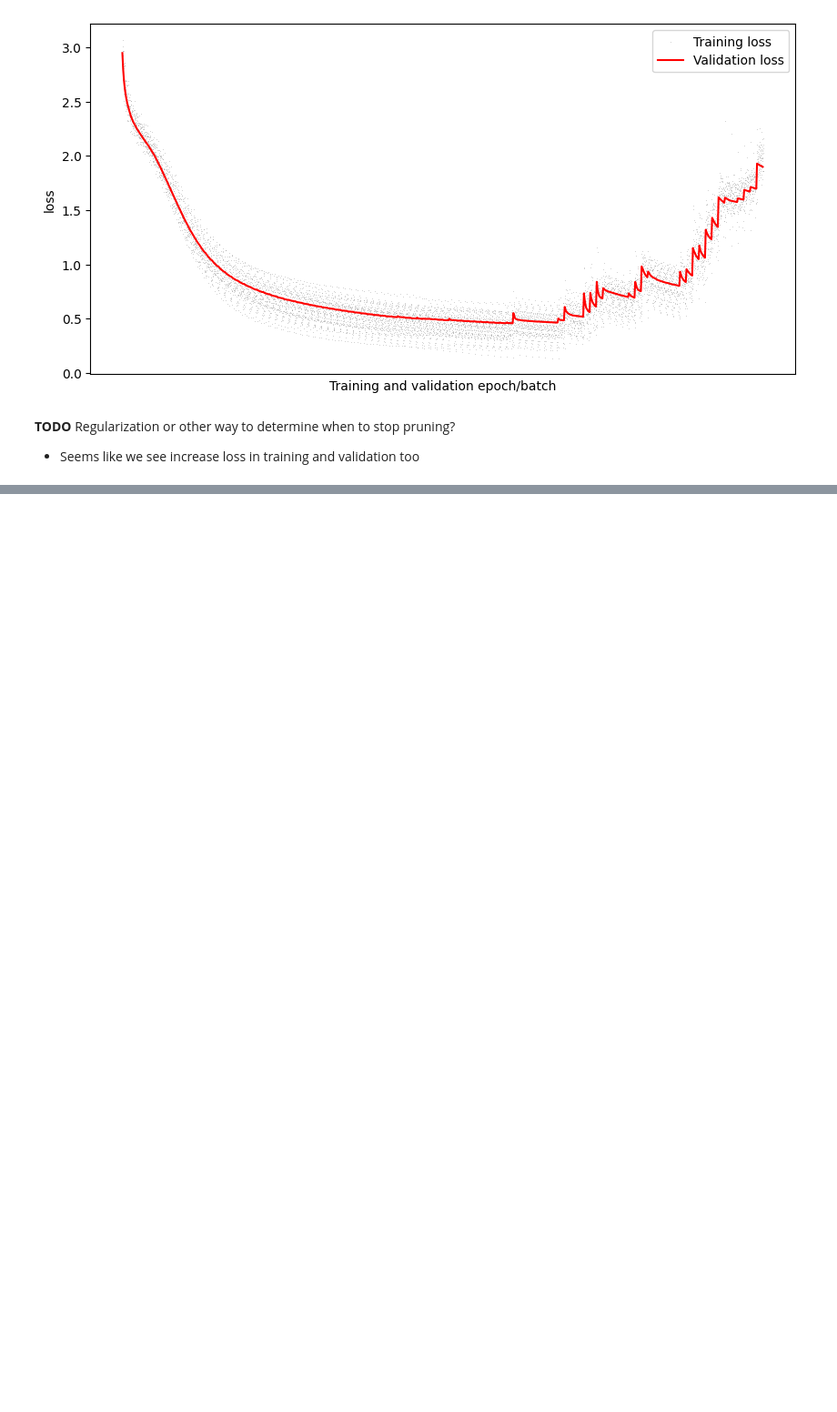
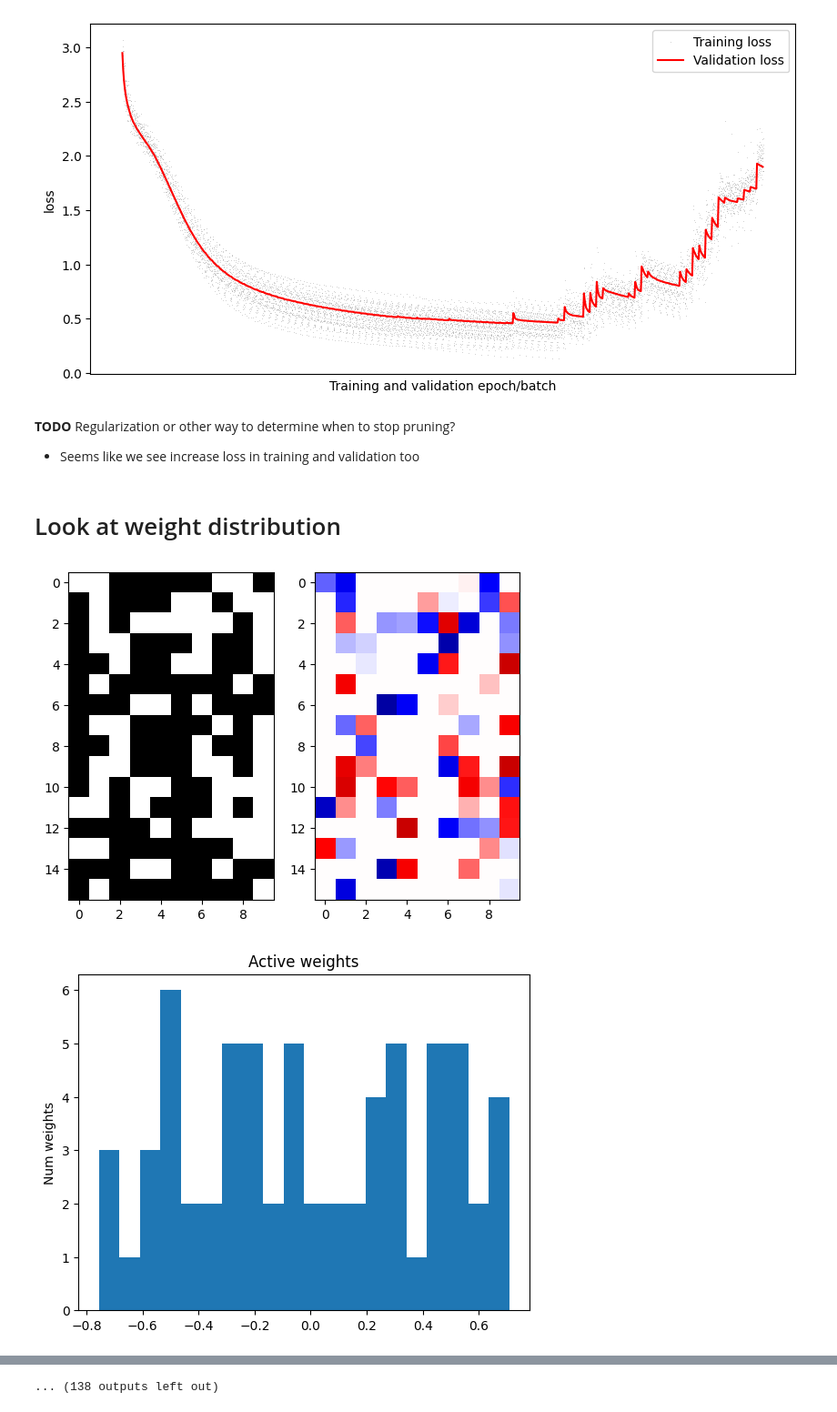
Before and after one commit to cchu70/klab_rotation, a Jupyter notebook: 03_MLP-Growth-Prune-Synapses.ipynb, the cells around one changed output, grey strips where cells are left out. Shown at 91% size. Drawn from its saved outputs; the diff is of its cells as text; code cells hidden in the pictures; blank space fills up the shorter version.

Commit message:
plot weight distributions

```diff
--- a/03_MLP-Growth-Prune-Synapses.ipynb
+++ b/03_MLP-Growth-Prune-Synapses.ipynb
@@ -110,3 +110,16 @@ plt.show()
 # %% [markdown]
 **TODO** Regularization or other way to determine when to stop pruning?
 - Seems like we see increase loss in training and validation too
+# %% [markdown]
+# Look at weight distribution
+# %%
+new_model = PruneGrowNetwork(gamma=0.1, init_density=0.5, num_training_iter=50)
+
+new_train_losses_epoch, new_val_losses_epoch, new_test_df = full_train(
+    new_model, train_dataloader, val_dataloader, test_dataloader,
+    learning_rate = 1e-2,
+    plot=True, verbose=False
+)
+# %% [output]
+[figure, added]
+[figure, added]
@@ -112,0 +136 @@ plt.show()
+... (138 outputs left out)
```
Also changed, not shown: parts of 1 cell of this notebook, 1 other file.
